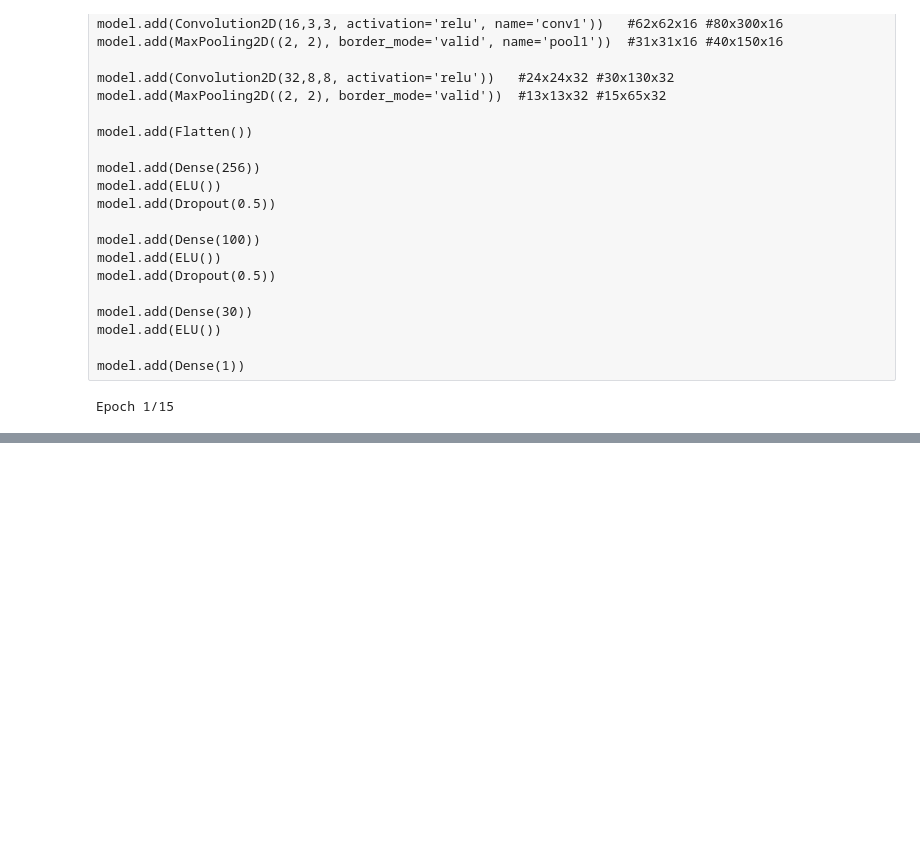
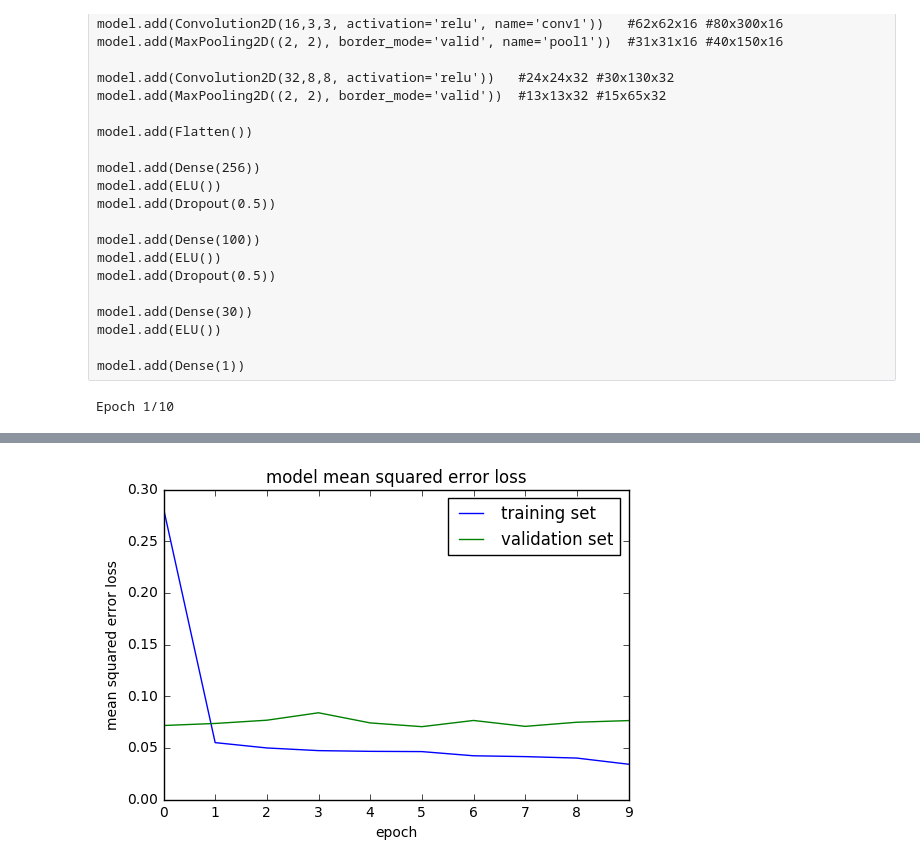
Before and after one commit to karanj1/SDCar, a Jupyter notebook: CarND-Behavioral-Cloning-P3/test5.ipynb, the cells around one changed output, grey strips where cells are left out. Saved outputs shown, nothing was run; the diff lists cells and outputs as text; code cells hidden in the pictures; blank space fills up the shorter version.

```diff
--- a/CarND-Behavioral-Cloning-P3/test5.ipynb
+++ b/CarND-Behavioral-Cloning-P3/test5.ipynb
@@ -120,7 +122,7 @@ def Augmentation(row, car_images, steering_angles):
     digitized_center = np.digitize(steering_center,bins)-1   #bin number for steering_center angle for this row
 
     # create adjusted steering measurements for the side camera images
-    correction = 0.20     # this is a parameter to tune
+    correction = 0.12     # this is a parameter to tune
     steering_left = steering_center + correction
     steering_right = steering_center - correction
 
@@ -152,7 +154,7 @@ def Augmentation(row, car_images, steering_angles):
         keep_probs_left = 1./(hist[digitized_left]/threshold)
     else:
         keep_probs_left = 1
-    if select_prob > (1-keep_probs_left) and camera == "left" and steering_left<0.99::
+    if select_prob > (1-keep_probs_left) and camera == "left" and steering_left<0.99:
         img_left =  process_image(np.asarray(Image.open(path+row[1])))
         img_left_flipped = np.fliplr(img_left)
         car_images.append(img_left)
@@ -235,16 +237,17 @@ model.add(Dense(1))
 # %%
 model = Sequential()
 model.add(Lambda(lambda x: x/255.0 - 0.5, input_shape=(64,64,3)))
+model.add(Convolution2D(3,1,1,border_mode='valid', name='conv0'))
 # layer 1 output shape is 32x32x32
-model.add(Convolution2D(32, 5, 5, input_shape=(64, 64, 3), subsample=(2, 2), border_mode="same"))
+model.add(Convolution2D(16, 5, 5, input_shape=(64, 64, 3), subsample=(2, 2), border_mode="same"))
 model.add(ELU())
 # layer 2 output shape is 15x15x16
-model.add(Convolution2D(16, 3, 3, subsample=(1, 1), border_mode="valid"))
+model.add(Convolution2D(32, 3, 3, subsample=(1, 1), border_mode="valid"))
 model.add(ELU())
 model.add(Dropout(.4))
 model.add(MaxPooling2D((2, 2), border_mode='valid'))
 # layer 3 output shape is 12x12x16
-model.add(Convolution2D(16, 3, 3, subsample=(1, 1), border_mode="valid"))
+model.add(Convolution2D(64, 3, 3, subsample=(1, 1), border_mode="valid"))
 model.add(ELU())
 model.add(Dropout(.4))
 # Flatten the output
@@ -261,10 +264,22 @@ model.add(Dense(1))
 # %%
 model.compile(loss='mse', optimizer='adam')
 #model.fit(X_train, y_train,validation_split=0.2, shuffle=True, nb_epoch=7)
-model.fit_generator(train_generator, samples_per_epoch= \
+history_object = model.fit_generator(train_generator, samples_per_epoch= \
             len(train_samples)*2, validation_data=validation_generator, \
-            nb_val_samples=len(validation_samples)*2, nb_epoch=15)         #https://keras.io/models/sequential/#fit_generator
+            nb_val_samples=len(validation_samples)*2, nb_epoch=10, verbose=1)         #https://keras.io/models/sequential/#fit_generator
+
+### print the keys contained in the history object
+print(history_object.history.keys())
+
+### plot the training and validation loss for each epoch
+plt.plot(history_object.history['loss'])
+plt.plot(history_object.history['val_loss'])
+plt.title('model mean squared error loss')
+plt.ylabel('mean squared error loss')
+plt.xlabel('epoch')
+plt.legend(['training set', 'validation set'], loc='upper right')
+plt.show()
 
 model.save('model_test.h5')
 # %% [output]
-Epoch 1/15
+Epoch 1/10
@@ -287,0 +306 @@ Epoch 15/15
+[figure, added]
```
Also changed, not shown: parts of 6 cells of this notebook.
